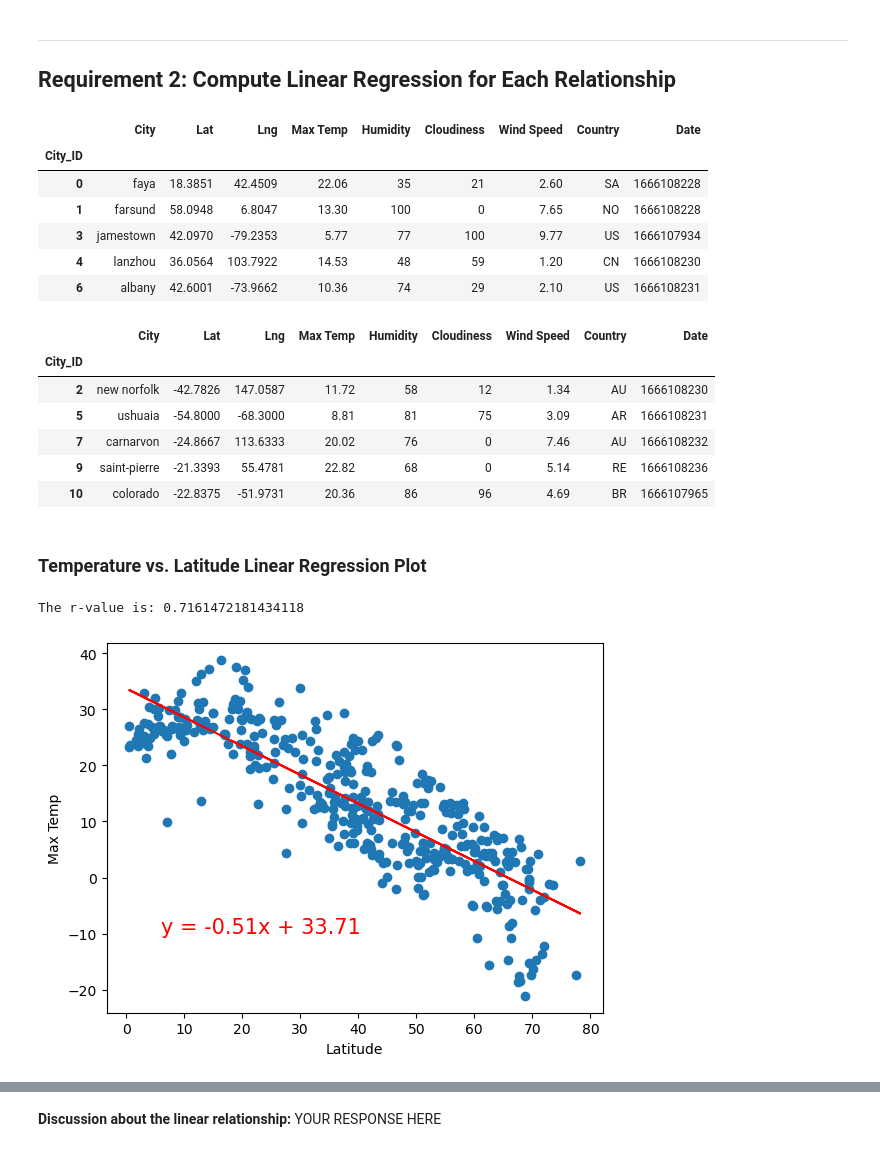
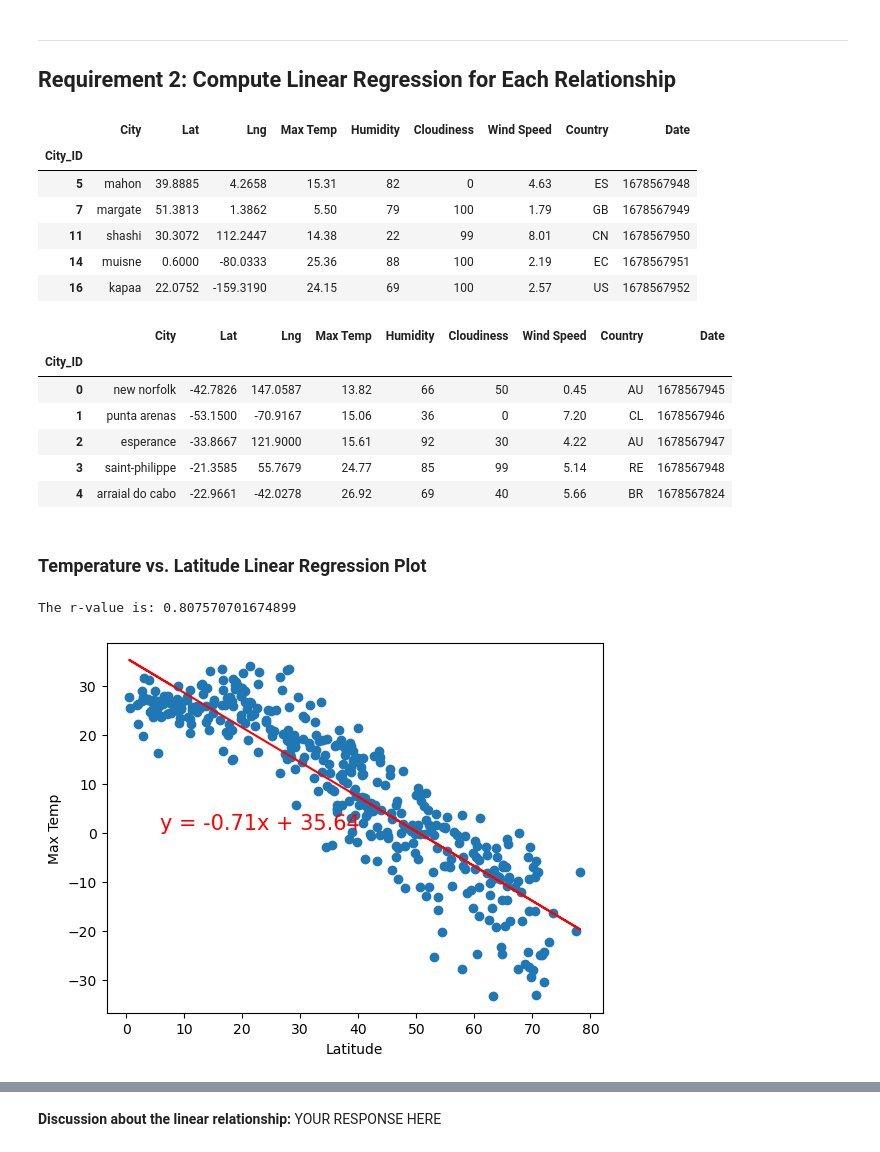
Before and after one commit to adampaganini/WeatherPy, a Jupyter notebook: WeatherPy.ipynb, the cells around one changed output, grey strips where cells are left out. Cells and saved outputs as stored; diff of their text form; code cells hidden in the pictures.

```diff
--- a/WeatherPy.ipynb
+++ b/WeatherPy.ipynb
@@ -294,38 +305,51 @@ plt.show()
+# %%
+# Define a function to create Linear Regression plots
+def regress(x_values, y_values, title):
+    (slope, intercept, rvalue, pvalue, stderr) = linregress(x_values, y_values)
+    regress_values = x_values * slope + intercept
+    line_eq = "y = " + str(round(slope,2)) + "x + " + str(round(intercept,2))
+    plt.scatter(x_values,y_values)
+    plt.plot(x_values,regress_values,"r-")
+    plt.annotate(line_eq,(5.8,0.8),fontsize=15,color="red")
+    plt.xlabel('Latitude')
+    plt.ylabel(title)
+    print(f'The r-value is: {rvalue**2}')
+    plt.show()
 # %%
 # Create a DataFrame with the Northern Hemisphere data (Latitude >= 0)
-# YOUR CODE HERE
+northern_hemi_df = city_data_df.loc[city_data_df['Lat']>= 0]
 
 # Display sample data
 northern_hemi_df.head()
 # %% [output]
 |  | City | Lat | Lng | Max Temp | Humidity | Cloudiness | Wind Speed | Country | Date |
 | City_ID |  |  |  |  |  |  |  |  |  |
-| 0 | faya | 18.3851 | 42.4509 | 22.06 | 35 | 21 | 2.60 | SA | 1666108228 |
-| 1 | farsund | 58.0948 | 6.8047 | 13.30 | 100 | 0 | 7.65 | NO | 1666108228 |
-| 3 | jamestown | 42.0970 | -79.2353 | 5.77 | 77 | 100 | 9.77 | US | 1666107934 |
-| 4 | lanzhou | 36.0564 | 103.7922 | 14.53 | 48 | 59 | 1.20 | CN | 1666108230 |
-| 6 | albany | 42.6001 | -73.9662 | 10.36 | 74 | 29 | 2.10 | US | 1666108231 |
+| 5 | mahon | 39.8885 | 4.2658 | 15.31 | 82 | 0 | 4.63 | ES | 1678567948 |
+| 7 | margate | 51.3813 | 1.3862 | 5.50 | 79 | 100 | 1.79 | GB | 1678567949 |
+| 11 | shashi | 30.3072 | 112.2447 | 14.38 | 22 | 99 | 8.01 | CN | 1678567950 |
+| 14 | muisne | 0.6000 | -80.0333 | 25.36 | 88 | 100 | 2.19 | EC | 1678567951 |
+| 16 | kapaa | 22.0752 | -159.3190 | 24.15 | 69 | 100 | 2.57 | US | 1678567952 |
 # %%
 # Create a DataFrame with the Southern Hemisphere data (Latitude < 0)
-# YOUR CODE HERE
+southern_hemi_df = city_data_df.loc[city_data_df['Lat']<= 0]
 
 # Display sample data
 southern_hemi_df.head()
 # %% [output]
 |  | City | Lat | Lng | Max Temp | Humidity | Cloudiness | Wind Speed | Country | Date |
 | City_ID |  |  |  |  |  |  |  |  |  |
-| 2 | new norfolk | -42.7826 | 147.0587 | 11.72 | 58 | 12 | 1.34 | AU | 1666108230 |
-| 5 | ushuaia | -54.8000 | -68.3000 | 8.81 | 81 | 75 | 3.09 | AR | 1666108231 |
-| 7 | carnarvon | -24.8667 | 113.6333 | 20.02 | 76 | 0 | 7.46 | AU | 1666108232 |
-| 9 | saint-pierre | -21.3393 | 55.4781 | 22.82 | 68 | 0 | 5.14 | RE | 1666108236 |
-| 10 | colorado | -22.8375 | -51.9731 | 20.36 | 86 | 96 | 4.69 | BR | 1666107965 |
+| 0 | new norfolk | -42.7826 | 147.0587 | 13.82 | 66 | 50 | 0.45 | AU | 1678567945 |
+| 1 | punta arenas | -53.1500 | -70.9167 | 15.06 | 36 | 0 | 7.20 | CL | 1678567946 |
+| 2 | esperance | -33.8667 | 121.9000 | 15.61 | 92 | 30 | 4.22 | AU | 1678567947 |
+| 3 | saint-philippe | -21.3585 | 55.7679 | 24.77 | 85 | 99 | 5.14 | RE | 1678567948 |
+| 4 | arraial do cabo | -22.9661 | -42.0278 | 26.92 | 69 | 40 | 5.66 | BR | 1678567824 |
 # %% [markdown]
 ###  Temperature vs. Latitude Linear Regression Plot
 # %%
 # Linear regression on Northern Hemisphere
-# YOUR CODE HERE
+regress(northern_hemi_df['Lat'], northern_hemi_df['Max Temp'], 'Max Temp')
 # %% [output]
-The r-value is: 0.7161472181434118
+The r-value is: 0.807570701674899
-[figure, old version]
+[figure, new version]
 # %%
 # Linear regression on Southern Hemisphere
```
Also changed, not shown: parts of 7 cells of this notebook, 6 other files.
